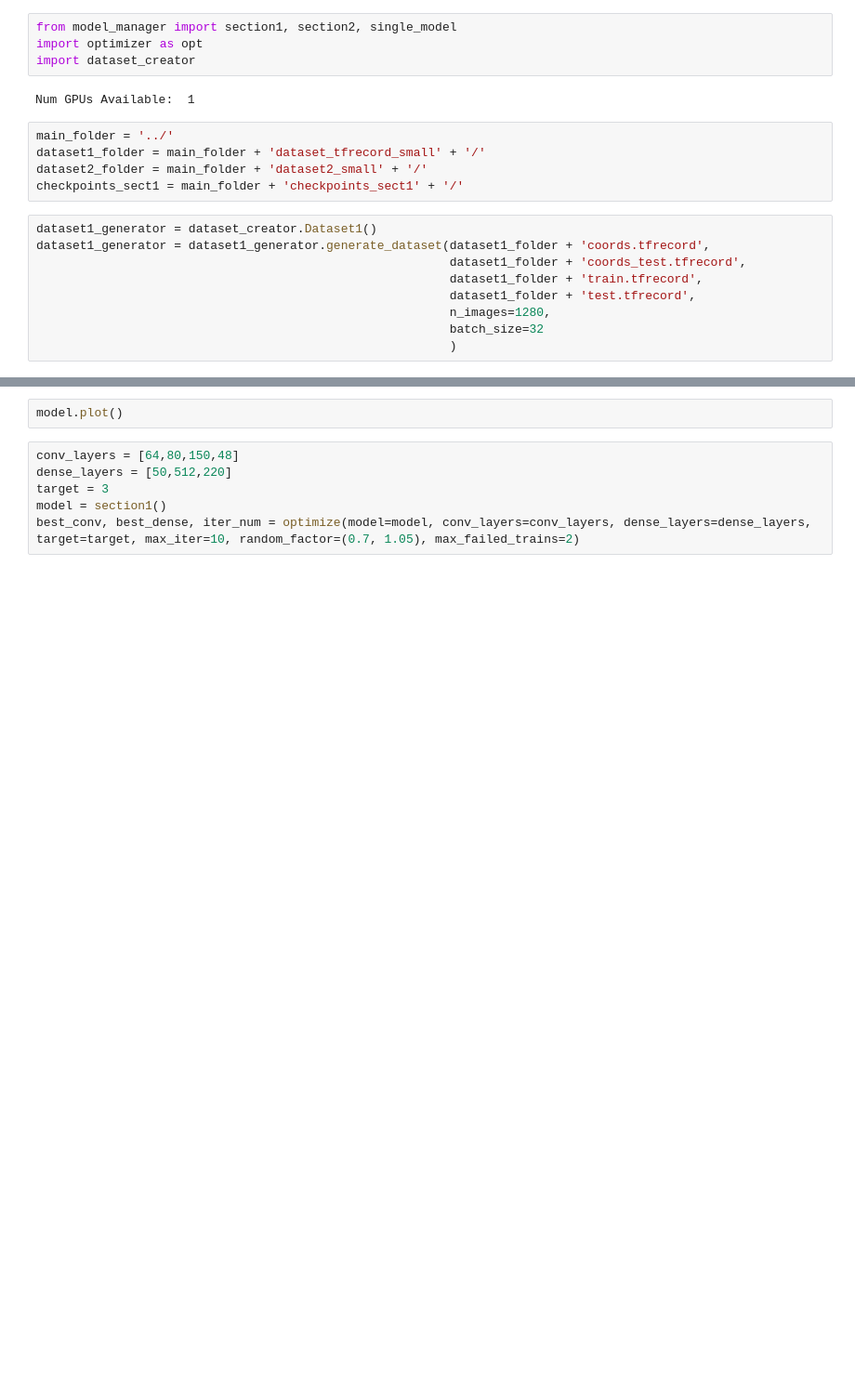
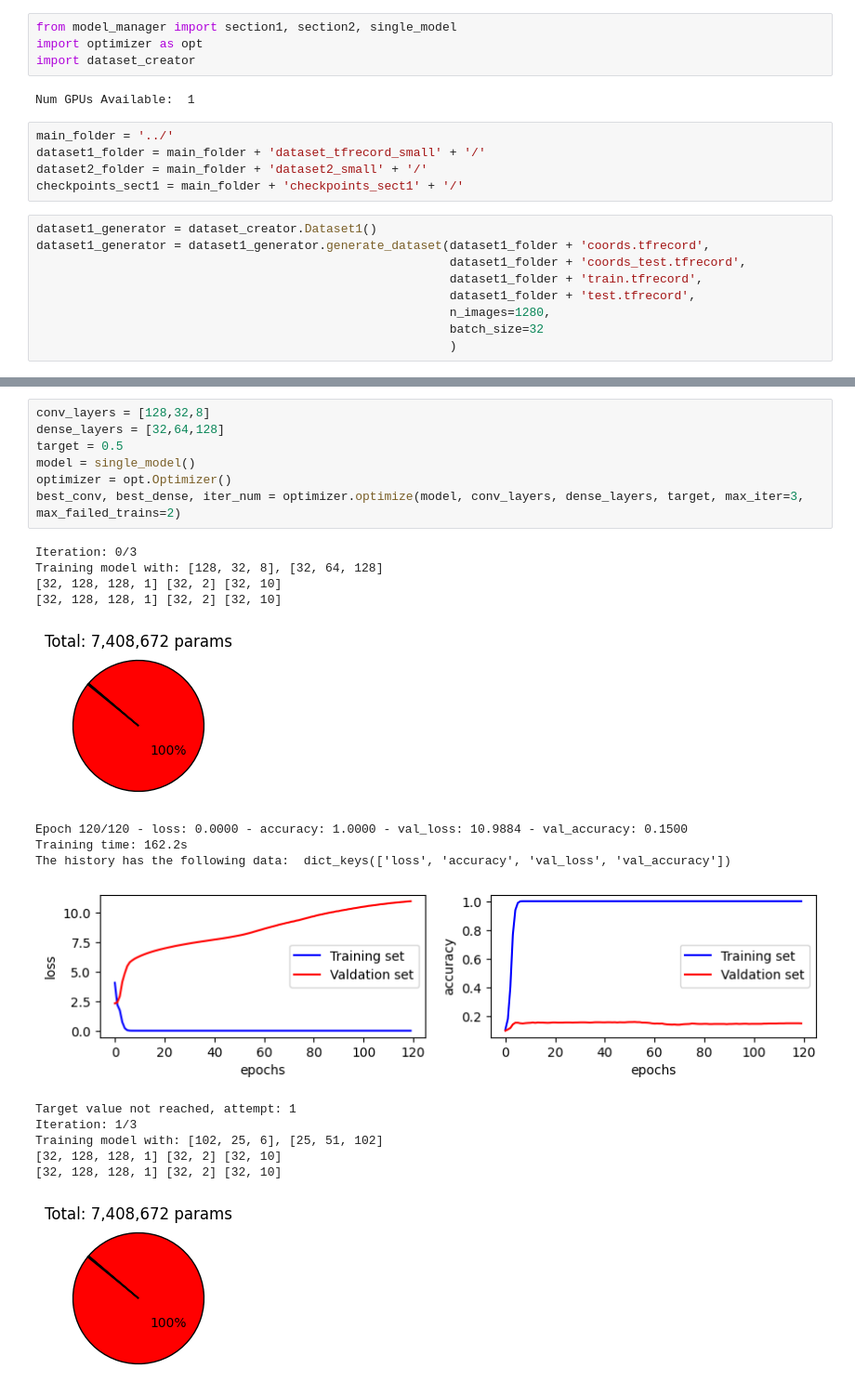
Before and after one commit to alessio-maffioletti/matura, a Jupyter notebook: main_script.ipynb, the cells around one changed output, grey strips where cells are left out. Shown at 93% size. Saved outputs shown, nothing was run; the diff lists cells and outputs as text; blank space fills up the shorter version.

```diff
--- a/main_script.ipynb
+++ b/main_script.ipynb
@@ -119,8 +172,23 @@ best_conv, best_dense = optimizer.optimize(model, conv_layers, dense_layers, tar
-# %%
-model.plot()
 # %%
-conv_layers = [64,80,150,48]
-dense_layers = [50,512,220]
-target = 3
-model = section1()
-best_conv, best_dense, iter_num = optimize(model=model, conv_layers=conv_layers, dense_layers=dense_layers, target=target, max_iter=10, random_factor=(0.7, 1.05), max_failed_trains=2)
+conv_layers = [128,32,8]
+dense_layers = [32,64,128]
+target = 0.5
+model = single_model()
+optimizer = opt.Optimizer()
+best_conv, best_dense, iter_num = optimizer.optimize(model, conv_layers, dense_layers, target, max_iter=3, max_failed_trains=2)
+# %% [output]
+Iteration: 0/3
+Training model with: [128, 32, 8], [32, 64, 128]
+[32, 128, 128, 1] [32, 2] [32, 10]
+[32, 128, 128, 1] [32, 2] [32, 10]
+[figure, added]
+Epoch 120/120 - loss: 0.0000 - accuracy: 1.0000 - val_loss: 10.9884 - val_accuracy: 0.1500
+Training time: 162.2s
+The history has the following data:  dict_keys(['loss', 'accuracy', 'val_loss', 'val_accuracy'])
+[figure, added]
+Target value not reached, attempt: 1
+Iteration: 1/3
+Training model with: [102, 25, 6], [25, 51, 102]
+[32, 128, 128, 1] [32, 2] [32, 10]
+[32, 128, 128, 1] [32, 2] [32, 10]
+[figure, added]
```
Also changed, not shown: parts of 8 cells of this notebook, 4 other files.
